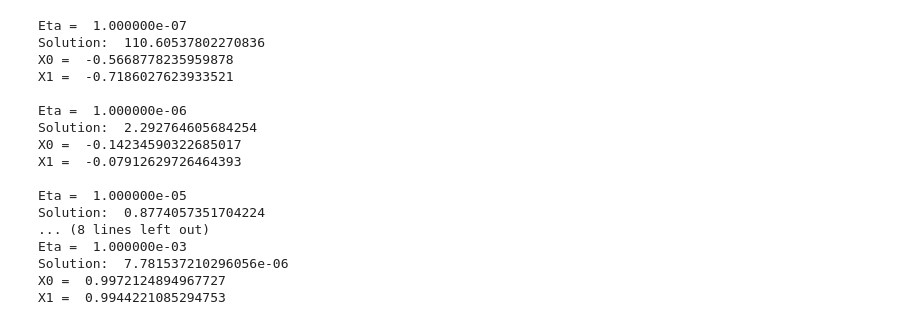
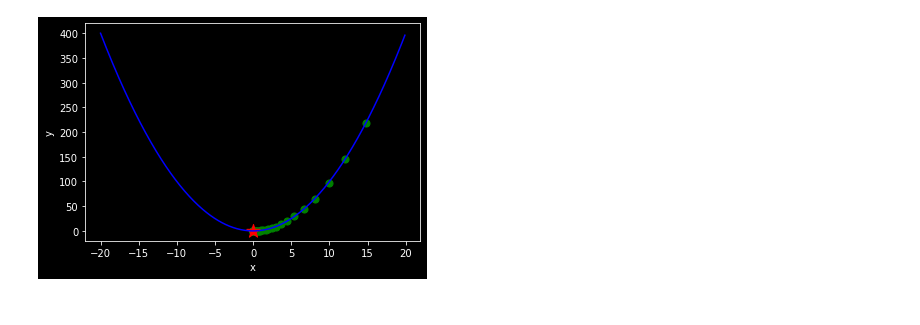
Before and after one commit to franneck94/UdemyML, a Jupyter notebook: Chapter12_NN/GradientDescent/GradientDescent.ipynb, the cells around one changed output. Cells and saved outputs as stored; diff of their text form; code cells hidden in the pictures.

```diff
--- a/Chapter12_NN/GradientDescent/GradientDescent.ipynb
+++ b/Chapter12_NN/GradientDescent/GradientDescent.ipynb
@@ -136,40 +81,4 @@ plt.show()
-# %%
-for eta in [1e-7, 1e-6, 1e-5, 1e-4, 1e-3]:
-    x0 = -1
-    x1 = -1
-    y = f(x0, x0)
-
-    stop_conv = 1e-6
-    stop_div = 1e+6
-    stop_iter = 1e4
-    it = 0
-
-    while y > stop_conv and y < stop_div and it < stop_iter:
-        x0 = x0 - eta * f_prime_x0(x0, x1)
-        x1 = x1 - eta * f_prime_x1(x0, x1)
-
-        it += 1
-        fx = f(x0, x1)
-
-    print("Eta = ", format(eta, 'e'))
-    print("Solution: ", fx)
-    print("X0 = ", x0)
-    print("X1 = ", x1, "\n")
-# %% [output]
-Eta =  1.000000e-07
-Solution:  110.60537802270836
-X0 =  -0.5668778235959878
-X1 =  -0.7186027623933521
-
-Eta =  1.000000e-06
-Solution:  2.292764605684254
-X0 =  -0.14234590322685017
-X1 =  -0.07912629726464393
-
-Eta =  1.000000e-05
-Solution:  0.8774057351704224
-... (8 lines left out)
-Eta =  1.000000e-03
-Solution:  7.781537210296056e-06
-X0 =  0.9972124894967727
-X1 =  0.9944221085294753
+# %%
+plot_training(x, y, downhill_points)
+# %% [output]
+[figure, added]
```
Also changed, not shown: parts of 13 cells of this notebook.
